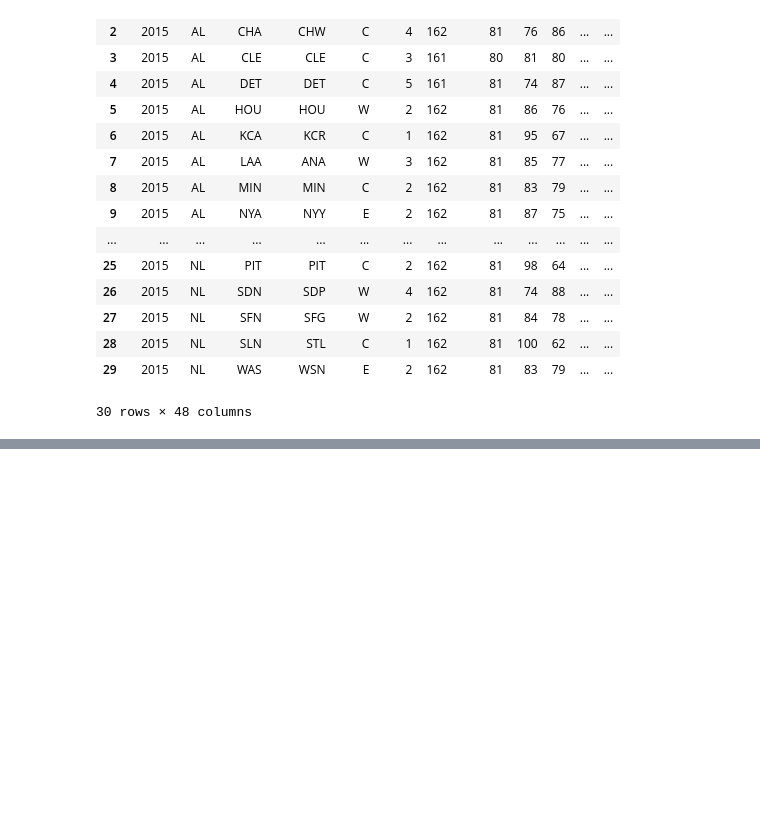
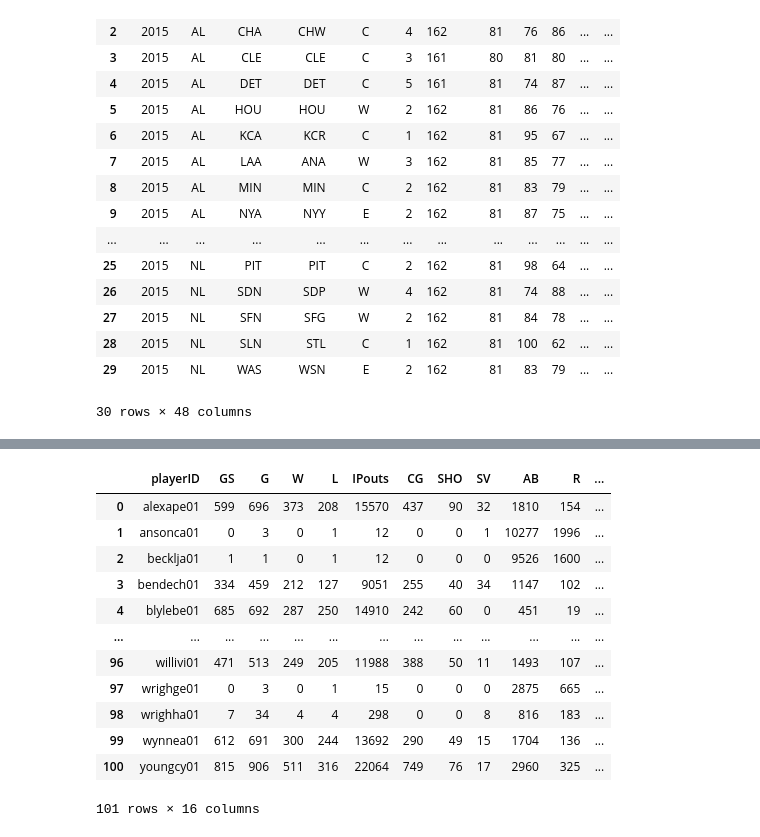
Before and after one commit to scimaksim/Python_graduate_coursework, a Jupyter notebook: HW5/Nikiforov_Assignment_5.ipynb, the cells around one changed output, grey strips where cells are left out. Cells and saved outputs as stored; diff of their text form; code cells hidden in the pictures; blank space fills up the shorter version.

```diff
--- a/HW5/Nikiforov_Assignment_5.ipynb
+++ b/HW5/Nikiforov_Assignment_5.ipynb
@@ -150,0 +298,8 @@ pd.read_sql("SELECT * FROM Teams WHERE YearID = 2015", con)
+# %%
+# Using SQL, construct a table of hall of fame pitchers (any hall of famer that pitched) that
+# gives the playerID and their total (sum) for GS, G, W, L, IPOuts, CG, SHO, and SV columns.
+hof_pitchers = pd.merge(left = pd.read_sql("SELECT playerID, GS, G, W, L, IPOuts, CG, SHO, SV FROM Pitching", con),
+                        right = pd.read_sql("SELECT playerID FROM HallOfFame WHERE inducted = 'Y'", con),
+         how = "inner",
+         on = "playerID")
+hof_pitchers
@@ -150,0 +320,4 @@ pd.read_sql("SELECT * FROM Teams WHERE YearID = 2015", con)
+# %%
+# reset_index() function prevents playerID from becoming part of the index.
+pitching_sum = hof_pitchers.groupby("playerID").sum().reset_index()
+pitching_sum
@@ -150,0 +338,10 @@ pd.read_sql("SELECT * FROM Teams WHERE YearID = 2015", con)
+# %%
+# For all of the hall of fame pitchers, use SQL to create a table of their batting statistics.
+# Namely, the playerID and their total (sum) for AB, R, H, HR, RBI, BB, and SO.
+batting_stats = pd.merge(left=pitching_sum["playerID"],
+                         right = pd.read_sql("SELECT playerID, AB, R, H, HR, RBI, BB, SO FROM Batting", con),
+         how = "left",
+         on = "playerID")
+
+summed_batting_stats = batting_stats.groupby("playerID").sum()
+summed_batting_stats
@@ -150,0 +363,20 @@ pd.read_sql("SELECT * FROM Teams WHERE YearID = 2015", con)
+# %%
+joined_pitcher = pd.merge(left=pitching_sum,
+                          right=summed_batting_stats,
+                          how = "inner",
+                          on = "playerID")
+joined_pitcher
+# %% [output]
+|  | playerID | GS | G | W | L | IPouts | CG | SHO | SV | AB | R | ... |
+| 0 | alexape01 | 599 | 696 | 373 | 208 | 15570 | 437 | 90 | 32 | 1810 | 154 | ... |
+| 1 | ansonca01 | 0 | 3 | 0 | 1 | 12 | 0 | 0 | 1 | 10277 | 1996 | ... |
+| 2 | becklja01 | 1 | 1 | 0 | 1 | 12 | 0 | 0 | 0 | 9526 | 1600 | ... |
+| 3 | bendech01 | 334 | 459 | 212 | 127 | 9051 | 255 | 40 | 34 | 1147 | 102 | ... |
+| 4 | blylebe01 | 685 | 692 | 287 | 250 | 14910 | 242 | 60 | 0 | 451 | 19 | ... |
+| ... | ... | ... | ... | ... | ... | ... | ... | ... | ... | ... | ... | ... |
+| 96 | willivi01 | 471 | 513 | 249 | 205 | 11988 | 388 | 50 | 11 | 1493 | 107 | ... |
+| 97 | wrighge01 | 0 | 3 | 0 | 1 | 15 | 0 | 0 | 0 | 2875 | 665 | ... |
+| 98 | wrighha01 | 7 | 34 | 4 | 4 | 298 | 0 | 0 | 8 | 816 | 183 | ... |
+| 99 | wynnea01 | 612 | 691 | 300 | 244 | 13692 | 290 | 49 | 15 | 1704 | 136 | ... |
+| 100 | youngcy01 | 815 | 906 | 511 | 316 | 22064 | 749 | 76 | 17 | 2960 | 325 | ... |
+101 rows × 16 columns
```
Also changed, not shown: parts of 15 cells of this notebook, 1 other file.
